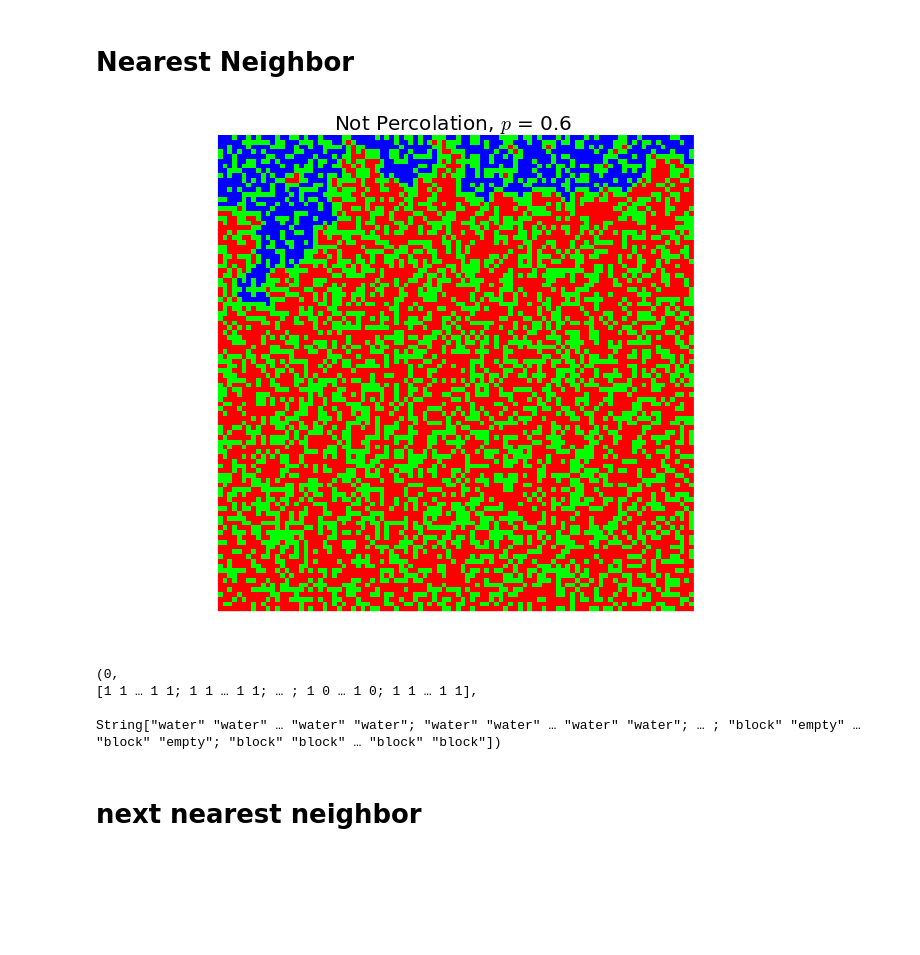
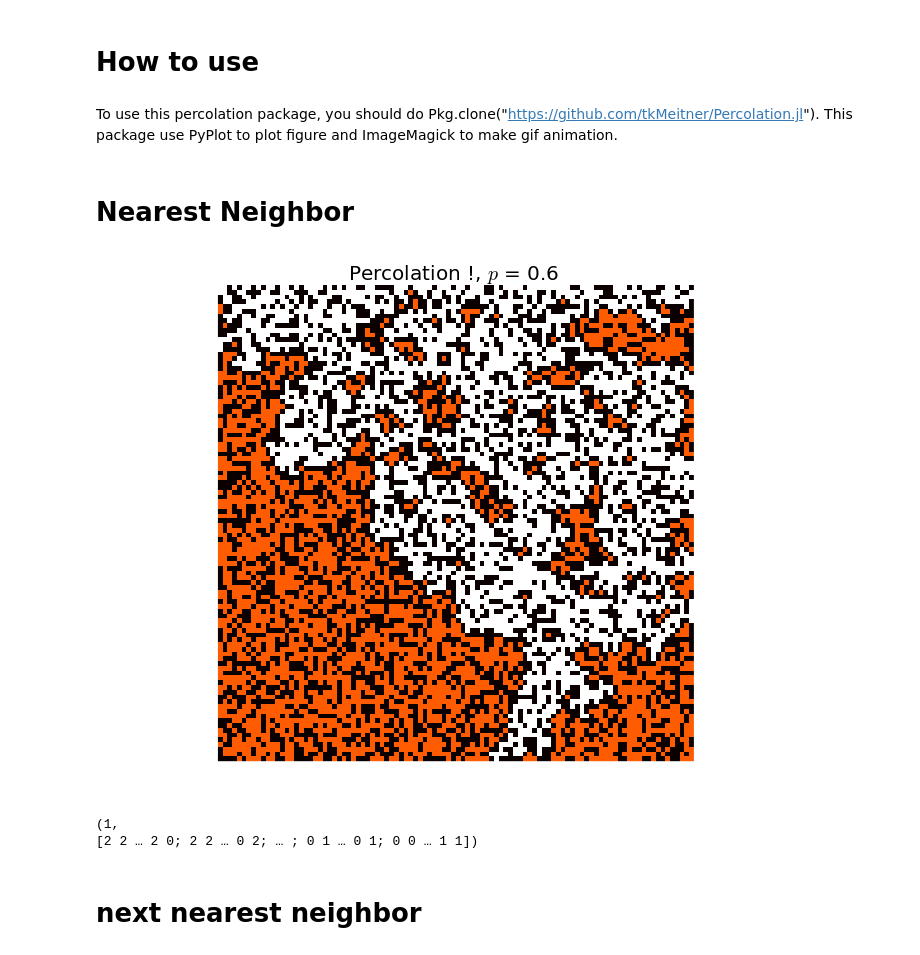
Before and after one commit to goropikari/Percolation.jl, a Jupyter notebook: example/percolation.ipynb, the cells around one changed output. Saved outputs shown, nothing was run; the diff lists cells and outputs as text; code cells hidden in the pictures; blank space fills up the shorter version.

```diff
--- a/example/percolation.ipynb
+++ b/example/percolation.ipynb
@@ -1,3 +1,8 @@
+# %% [markdown]
+# How to use
+# %% [markdown]
+To use this percolation package, you should do Pkg.clone("https://github.com/tkMeitner/Percolation.jl").
+This package use PyPlot to plot figure and ImageMagick to make gif animation.
 # %%
 using Percolation
 # %% [markdown]
@@ -5,15 +10,16 @@ using Percolation
 # %%
 # N: lattice size
 # p: occupied probability
-N = 100; p = 0.6
-simple = simplenn(N, N, p)
-percolation(simple, colorbar=false)
+N = 100; M = N; p = 0.6
+
+# make N by M lattice and occupied each site with probability p. But in version 0 only support N by N lattice.
+# I will support for N by M lattice in future.
+square = squarenn(N, M, p)
+percolation(square, colorbar=false, color="hot")
 # %% [output]
-[figure, old version]
+[figure, new version]
-(0,
-[1 1 … 1 1; 1 1 … 1 1; … ; 1 0 … 1 0; 1 1 … 1 1],
-
-String["water" "water" … "water" "water"; "water" "water" … "water" "water"; … ; "block" "empty" … "block" "empty"; "block" "block" … "block" "block"])
+(1,
+[2 2 … 2 0; 2 2 … 0 2; … ; 0 1 … 0 1; 0 0 … 1 1])
 # %% [markdown]
 # next nearest neighbor
 # %%
```
Also changed, not shown: parts of 2 cells of this notebook, 14 other files.
